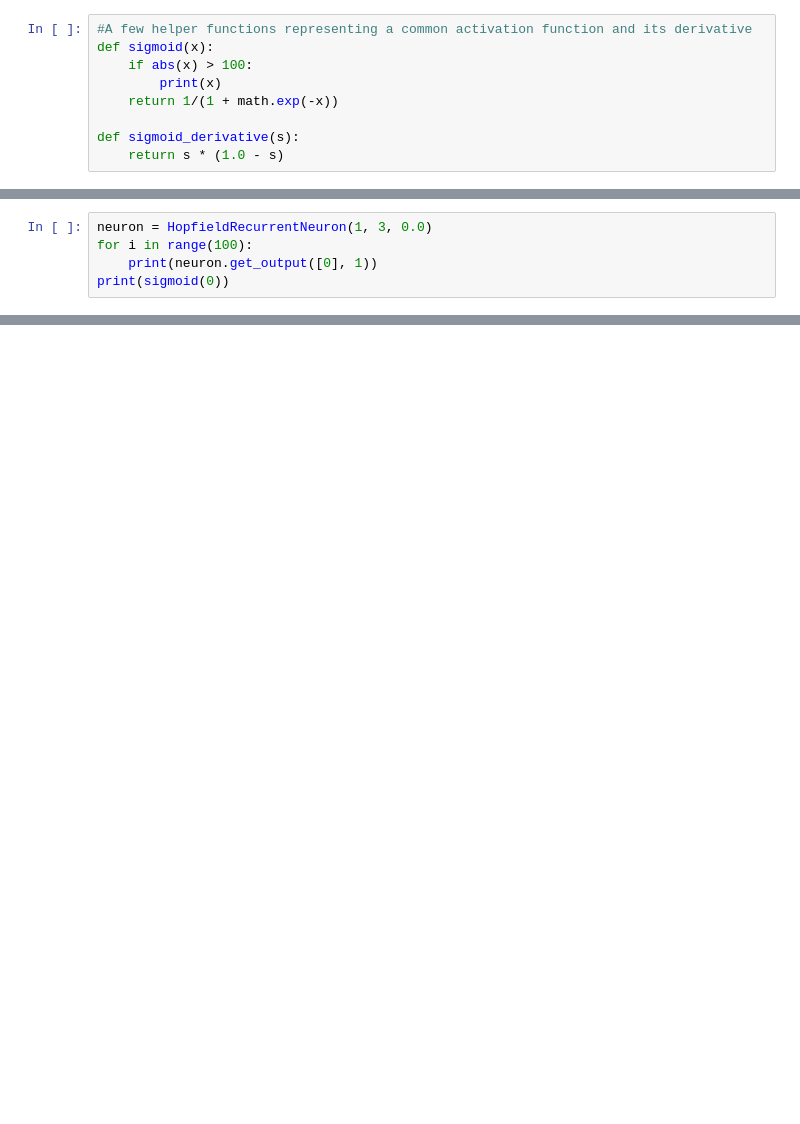
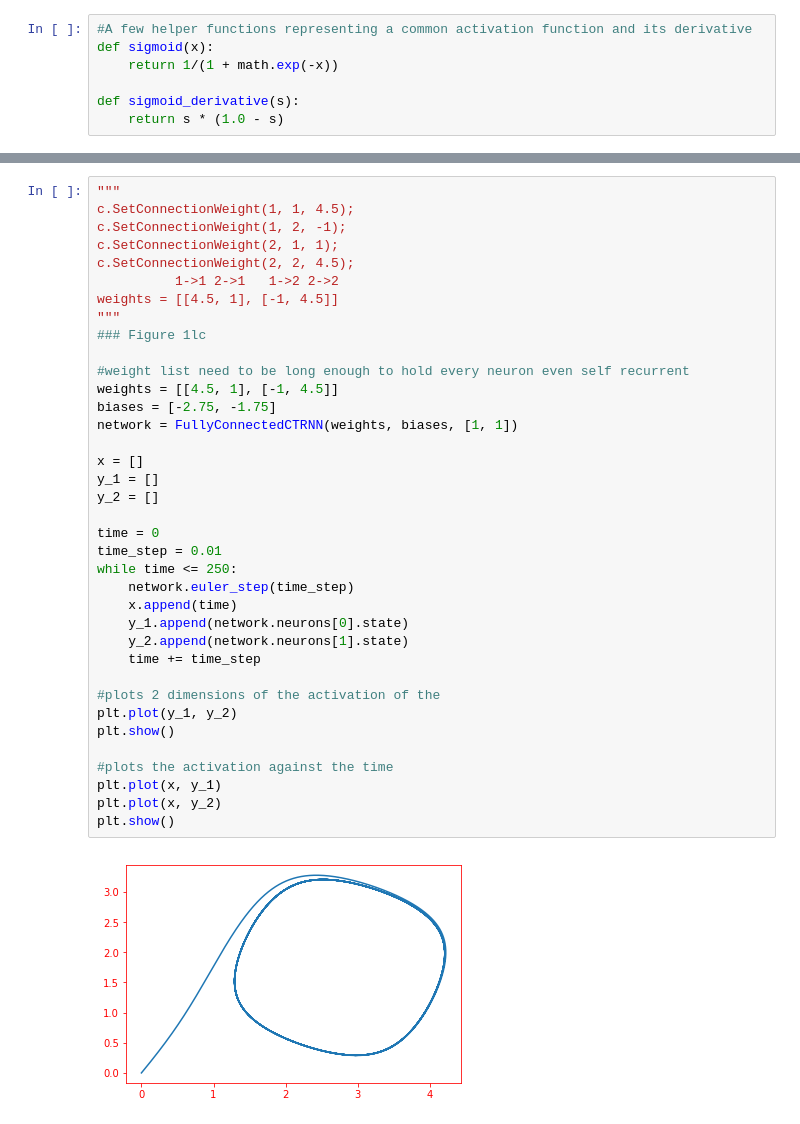
Before and after one commit to JustChristian/RandomNotebooks, a Jupyter notebook: ctrnn.ipynb, the cells around one changed output, grey strips where cells are left out. Cells and saved outputs as stored; diff of their text form; blank space fills up the shorter version.

Commit message:
messy ctrnn notebook

```diff
--- a/ctrnn.ipynb
+++ b/ctrnn.ipynb
@@ -20,8 +16,6 @@ import math
 # %%
 #A few helper functions representing a common activation function and its derivative
 def sigmoid(x):
-    if abs(x) > 100:
-        print(x)
     return 1/(1 + math.exp(-x))
 
 def sigmoid_derivative(s):
@@ -123,5 +58,0 @@ class HopfieldRecurrentNeuron(object):
-# %%
-neuron = HopfieldRecurrentNeuron(1, 3, 0.0)
-for i in range(100):
-    print(neuron.get_output([0], 1))
-print(sigmoid(0))
@@ -320,0 +111,39 @@ print(n.advance([1,1], 1))
+# %%
+"""
+c.SetConnectionWeight(1, 1, 4.5);
+c.SetConnectionWeight(1, 2, -1);
+c.SetConnectionWeight(2, 1, 1);
+c.SetConnectionWeight(2, 2, 4.5);
+          1->1 2->1   1->2 2->2
+weights = [[4.5, 1], [-1, 4.5]]
+"""
+### Figure 1lc
+
+#weight list need to be long enough to hold every neuron even self recurrent
+weights = [[4.5, 1], [-1, 4.5]]
+biases = [-2.75, -1.75]
+network = FullyConnectedCTRNN(weights, biases, [1, 1])
+
+x = []
+y_1 = []
+y_2 = []
+
+time = 0
+time_step = 0.01
+while time <= 250:
+    network.euler_step(time_step)
+    x.append(time)
+    y_1.append(network.neurons[0].state)
+    y_2.append(network.neurons[1].state)
+    time += time_step
+
+#plots 2 dimensions of the activation of the
+plt.plot(y_1, y_2)
+plt.show()
+
+#plots the activation against the time
+plt.plot(x, y_1)
+plt.plot(x, y_2)
+plt.show()
+# %% [output]
+[figure, added]
```
Also changed, not shown: parts of 20 cells of this notebook.
